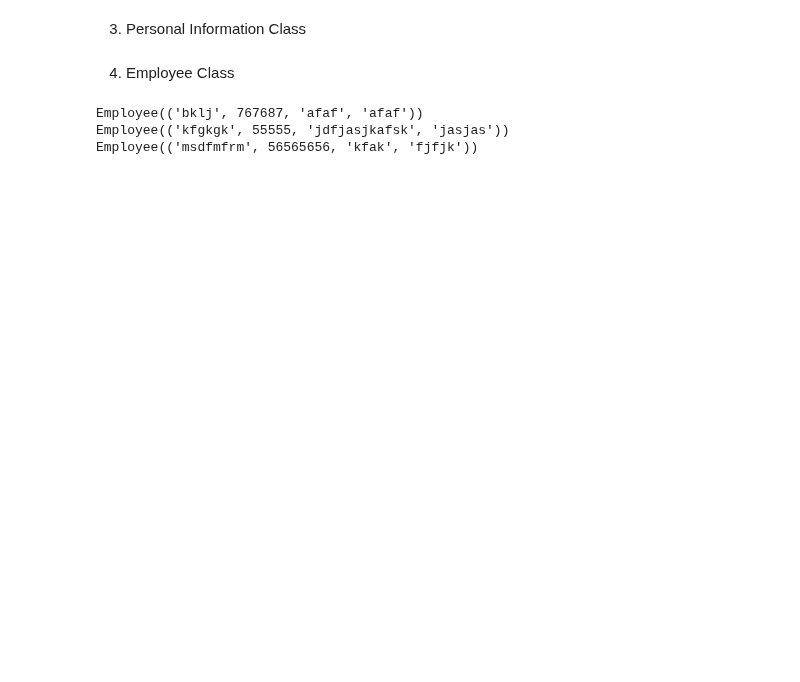
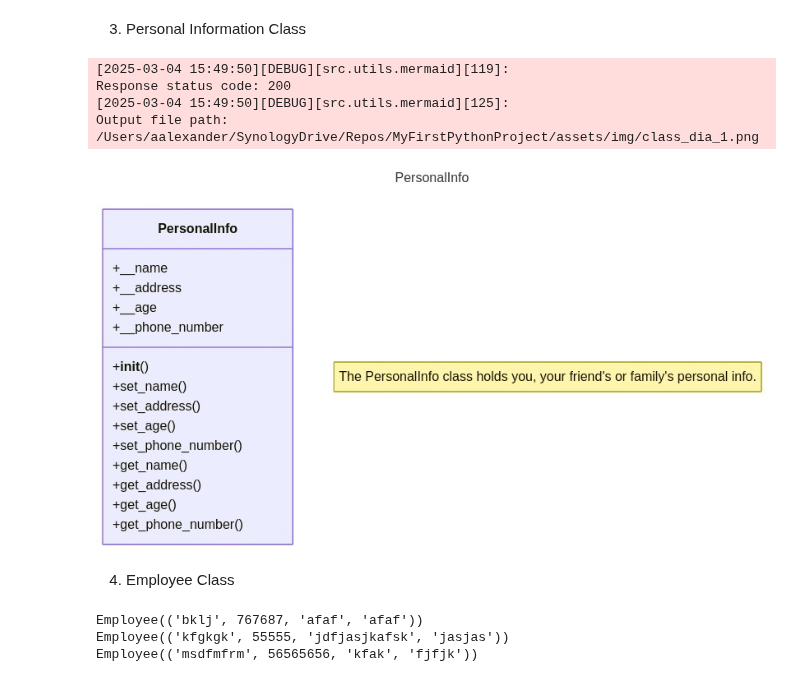
Before and after one commit to Alena-Alexander/My-First-Python-Project, a Jupyter notebook: Notebooks/ChaptersSOWPv4/chapter10.ipynb, the cells around one changed output. Cells and saved outputs as stored; diff of their text form; code cells hidden in the pictures; blank space fills up the shorter version.

```diff
--- a/Notebooks/ChaptersSOWPv4/chapter10.ipynb
+++ b/Notebooks/ChaptersSOWPv4/chapter10.ipynb
@@ -1372,6 +1437,44 @@ for n in range(NumCalls):
     Me = PersonalInfo(name, address, age, phone_number)
     MyFriends = PersonalInfo(name, address, age, phone_number)
     MyFamilyMem = PersonalInfo(name, address, age, phone_number)
+# %%
+from src.utils.mermaid import mm_save_as_png, display_image_from_file
+
+mermaid_diagram_5 = """---
+title: PersonalInfo
+---
+classDiagram
+note "The PersonalInfo class holds you, your friend's or family's personal info."
+class PersonalInfo
+PersonalInfo : +__name
+PersonalInfo : +__address
+PersonalInfo : +__age
+PersonalInfo : +__phone_number
+PersonalInfo : +__init__()
+PersonalInfo : +set_name()
+PersonalInfo : +set_address()
+PersonalInfo : +set_age()
+PersonalInfo : +set_phone_number()
+PersonalInfo : +get_name()
+PersonalInfo : +get_address()
+PersonalInfo : +get_age()
+PersonalInfo : +get_phone_number()
+"""
+
+# Save the mermaid diagram
+filepath = mm_save_as_png(
+    mermaid_diagram_5, "../../assets/img/class_dia_1.png"
+)
+
+# Get the mermaid diagram from a file
+display_image_from_file('../../assets/img/class_dia_1.png')
+# %% [output]
+[2025-03-04 15:49:50][DEBUG][src.utils.mermaid][119]:
+Response status code: 200
+[2025-03-04 15:49:50][DEBUG][src.utils.mermaid][125]:
+Output file path:
+/Users/aalexander/SynologyDrive/Repos/MyFirstPythonProject/assets/img/class_dia_1.png
+[figure, added]
 # %% [markdown]
 4. Employee Class
 # %%
```
Also changed, not shown: parts of 7 cells of this notebook, 1 other file.
